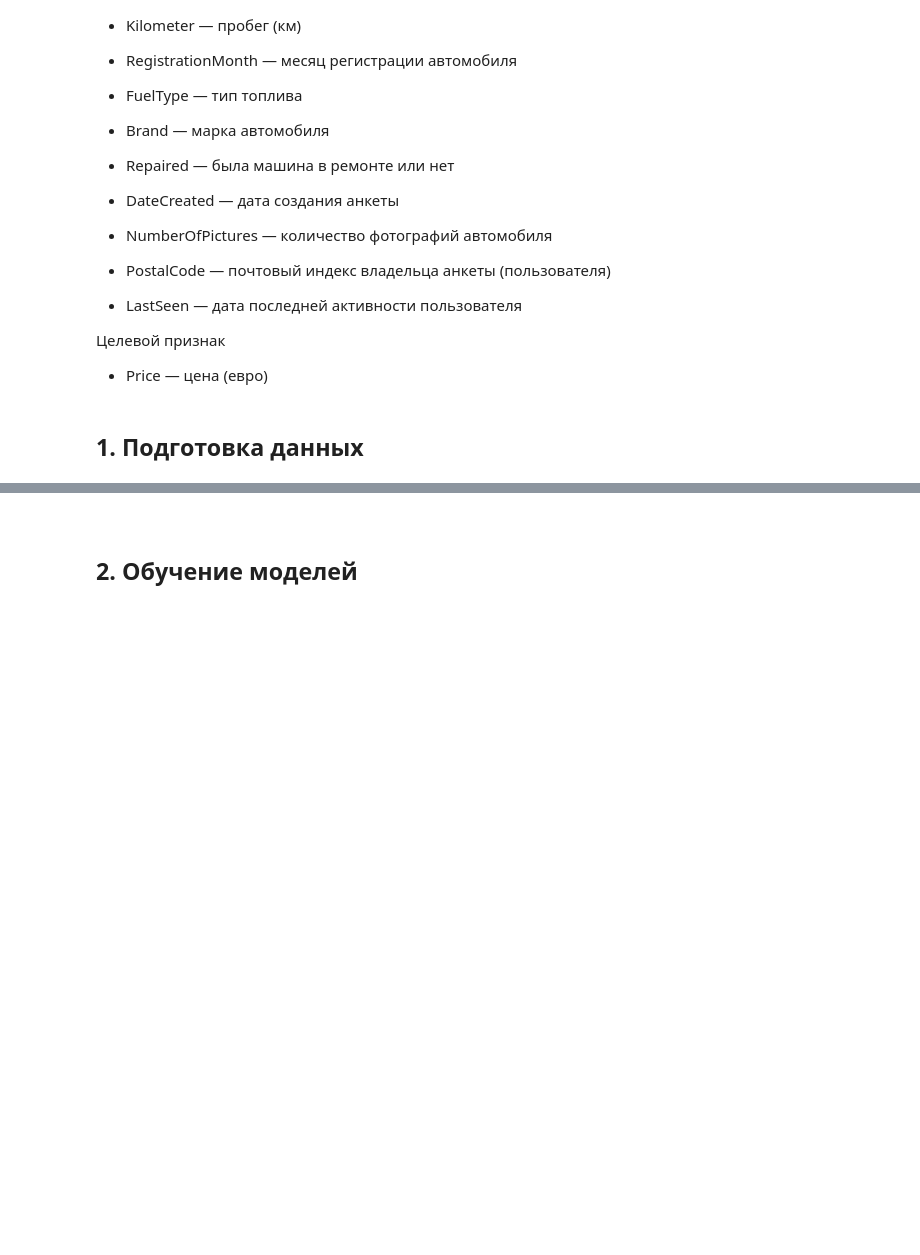
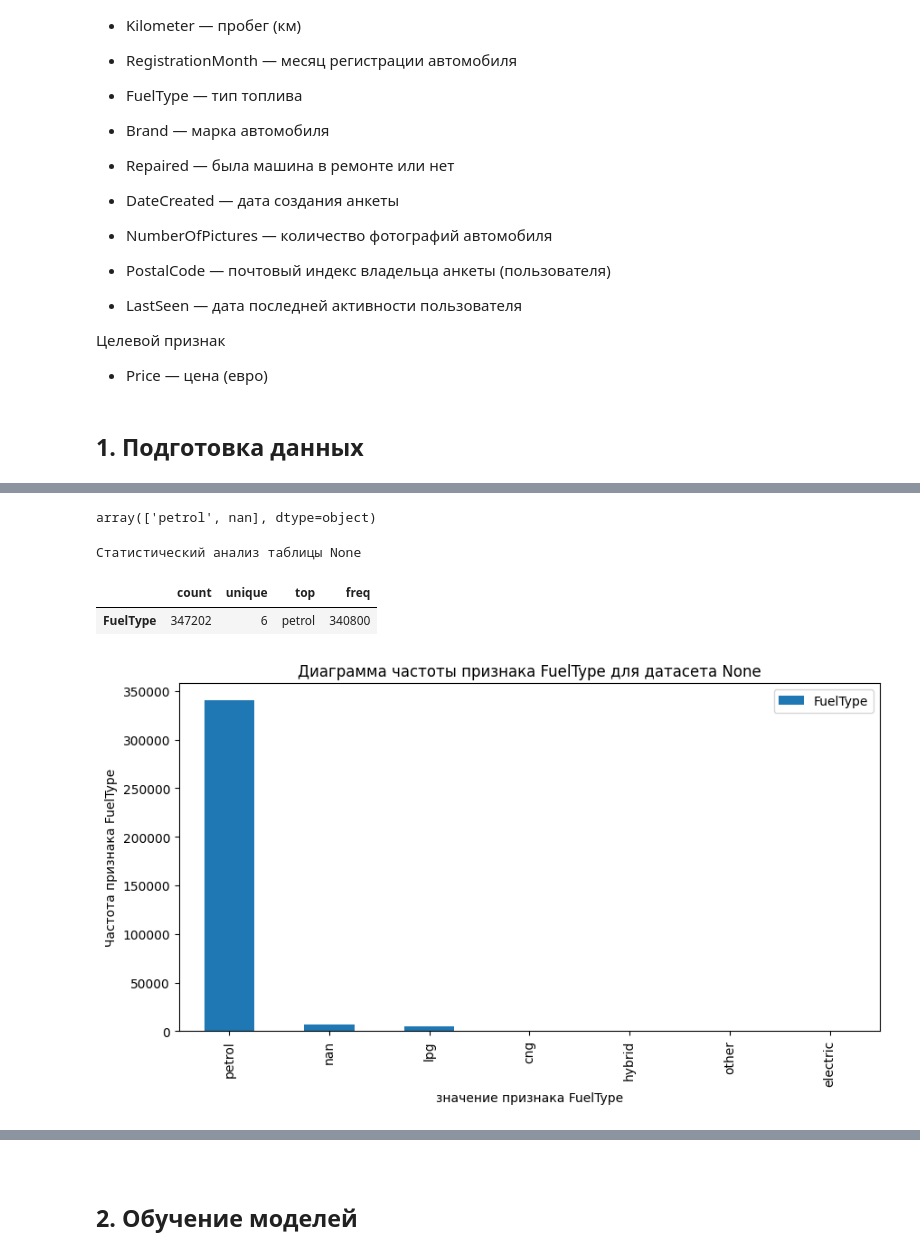
Before and after one commit to anthonypotekhin/studying, a Jupyter notebook: yandex_practicum/12_numeric_methods/num_methods_proj.ipynb, the cells around one changed output, grey strips where cells are left out. Drawn from its saved outputs; the diff is of its cells as text; code cells hidden in the pictures; blank space fills up the shorter version.

```diff
--- a/yandex_practicum/12_numeric_methods/num_methods_proj.ipynb
+++ b/yandex_practicum/12_numeric_methods/num_methods_proj.ipynb
@@ -41,0 +346,22 @@
+# %%
+data.loc[data['FuelType'] == 'gasoline', 'FuelType'] = 'petrol'
+# %%
+# Группируем данные по столбцам "Марка" и "Модель", используем режим для нахождения самого частого значения
+from statistics import mode
+
+fill_values = data.groupby(['Brand', 'Model'])['FuelType'].transform(lambda x: mode(x.dropna()))
+
+data_1 = data.copy()
+
+data_1['FuelType'] = data_1['FuelType'].fillna(fill_values)
+# %%
+fill_values.unique()
+# %% [output]
+array(['petrol', nan], dtype=object)
+# %%
+analysis_df(data_1[['FuelType']], dropna=False)
+# %% [output]
+Статистический анализ таблицы None
+|  | count | unique | top | freq |
+| FuelType | 347202 | 6 | petrol | 340800 |
+[figure, added]
```
Also changed, not shown: parts of 36 cells of this notebook, 1 other file.
